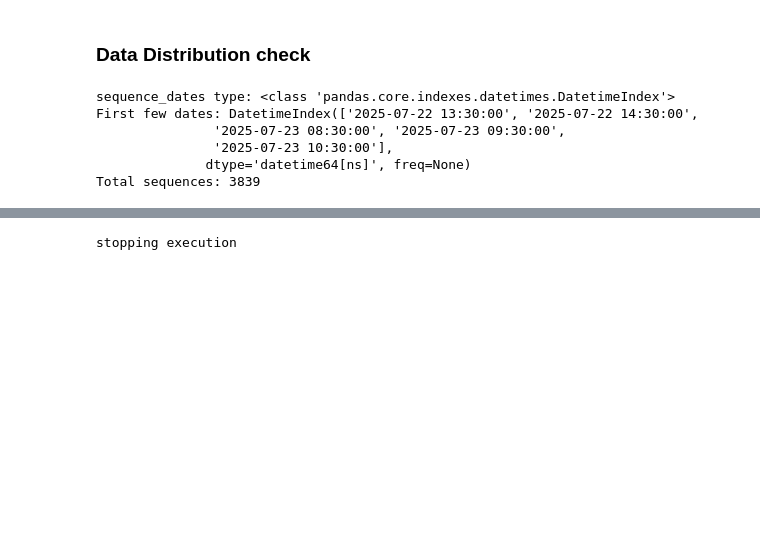
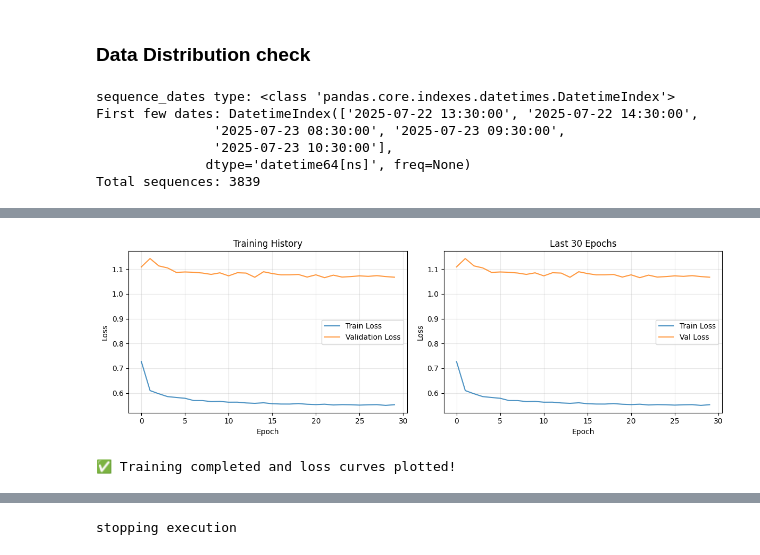
Before and after one commit to nishantnayar/MLTrading, a Jupyter notebook: notebooks/exploration/Analysis-v4.ipynb, the cells around one changed output, grey strips where cells are left out. Cells and saved outputs as stored; diff of their text form; code cells hidden in the pictures; blank space fills up the shorter version.

```diff
--- a/notebooks/exploration/Analysis-v4.ipynb
+++ b/notebooks/exploration/Analysis-v4.ipynb
@@ -1970,0 +2380,14 @@ Total sequences: 3839
+# %%
+# Cell 7: Train the model
+print("🎯 Starting model training...")
+print("This may take several minutes depending on your data size and device")
+
+# Train the model (adjust parameters as needed)
+train_losses, val_losses = selector.train_model(
+    splits=splits,
+    epochs=50,  # Start with fewer epochs for testing
+    batch_size=32,  # Adjust based on your GPU memory
+    lr=0.001,
+    early_stopping_patience=8,
+    reconstruction_weight=1.0
+)
@@ -1970,0 +2412,31 @@ Total sequences: 3839
+# %%
+# Plot training history
+plt.figure(figsize=(12, 4))
+
+plt.subplot(1, 2, 1)
+plt.plot(train_losses, label='Train Loss', alpha=0.8)
+plt.plot(val_losses, label='Validation Loss', alpha=0.8)
+plt.xlabel('Epoch')
+plt.ylabel('Loss')
+plt.title('Training History')
+plt.legend()
+plt.grid(True, alpha=0.3)
+
+plt.subplot(1, 2, 2)
+# Plot last 30 epochs for detail
+last_n = min(30, len(train_losses))
+plt.plot(train_losses[-last_n:], label='Train Loss', alpha=0.8)
+plt.plot(val_losses[-last_n:], label='Val Loss', alpha=0.8)
+plt.xlabel('Epoch')
+plt.ylabel('Loss')
+plt.title(f'Last {last_n} Epochs')
+plt.legend()
+plt.grid(True, alpha=0.3)
+
+plt.tight_layout()
+plt.show()
+
+print("✅ Training completed and loss curves plotted!")
+# %% [output]
+[figure, added]
+✅ Training completed and loss curves plotted!
```
Also changed, not shown: parts of 14 cells of this notebook, 15 other files.
